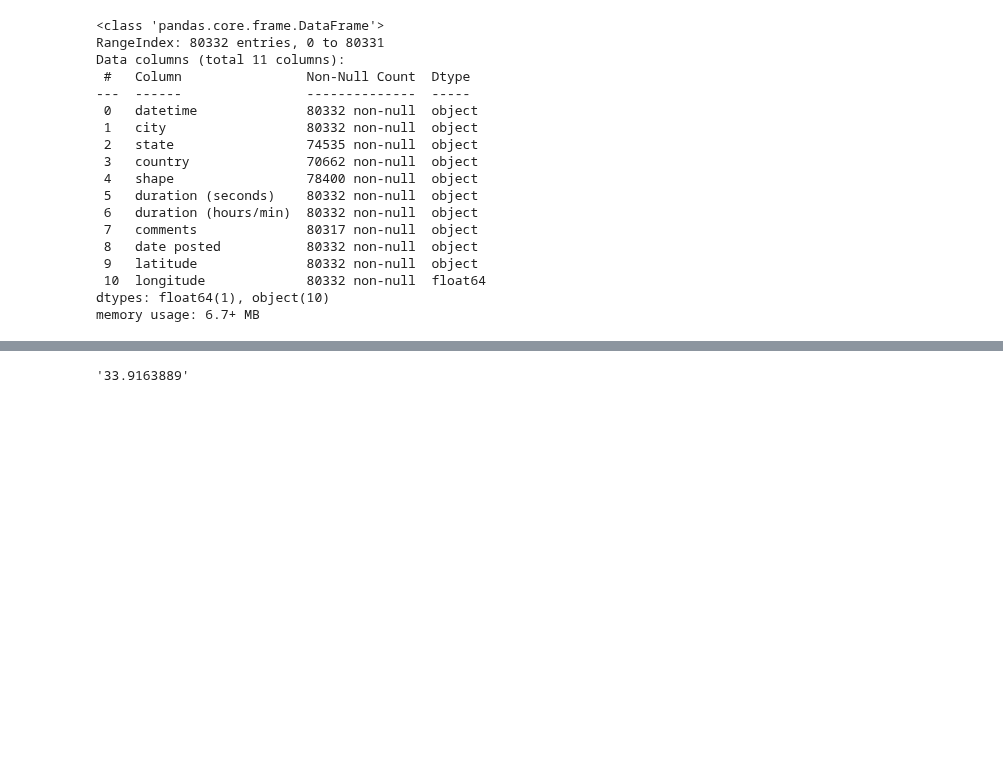
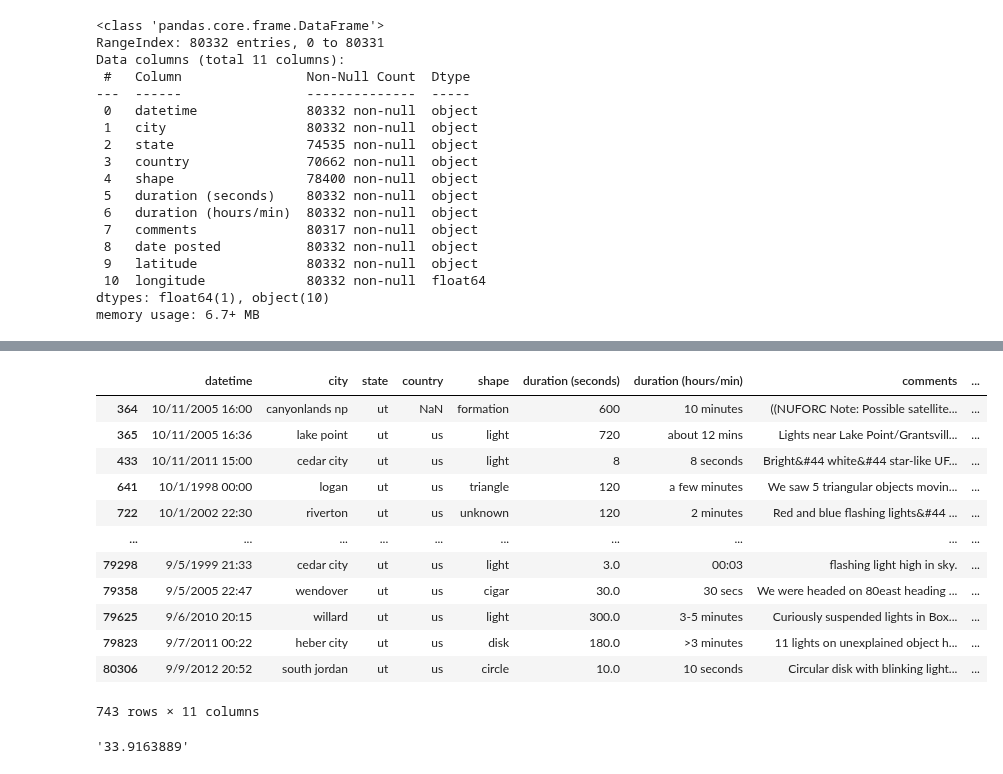
Before and after one commit to DavoodSZ1993/Python_Tutorial, a Jupyter notebook: pandas_tutorial.ipynb, the cells around one changed output, grey strips where cells are left out. Drawn from its saved outputs; the diff is of its cells as text; code cells hidden in the pictures; blank space fills up the shorter version.

```diff
--- a/pandas_tutorial.ipynb
+++ b/pandas_tutorial.ipynb
@@ -129,6 +129,23 @@ df.loc[20:30]  # rows from 20 to 30
 | 28 | 10/10/1979 00:00 | poughkeepsie | ny | us | chevron | 900 | 15 minutes | 1/4 moon-like&#44 its &#39chord&#... | ... |
 | 29 | 10/10/1979 22:00 | saddle lake (canada) | ab | NaN | triangle | 270 | 4.5 or more min. | Lights far above&#44 that glance;... | ... |
 | 30 | 10/10/1979 22:00 | san diego | ca | us | oval | 180 | 3 minutes | My 2nd UFO sighting&#44 October 1979 | ... |
+# %%
+utah_df = df.loc[df['state'] == 'ut']
+utah_df
+# %% [output]
+|  | datetime | city | state | country | shape | duration (seconds) | duration (hours/min) | comments | ... |
+| 364 | 10/11/2005 16:00 | canyonlands np | ut | NaN | formation | 600 | 10 minutes | ((NUFORC Note: Possible satellite... | ... |
+| 365 | 10/11/2005 16:36 | lake point | ut | us | light | 720 | about 12 mins | Lights near Lake Point/Grantsvill... | ... |
+| 433 | 10/11/2011 15:00 | cedar city | ut | us | light | 8 | 8 seconds | Bright&#44 white&#44 star-like UF... | ... |
+| 641 | 10/1/1998 00:00 | logan | ut | us | triangle | 120 | a few minutes | We saw 5 triangular objects movin... | ... |
+| 722 | 10/1/2002 22:30 | riverton | ut | us | unknown | 120 | 2 minutes | Red and blue flashing lights&#44 ... | ... |
+| ... | ... | ... | ... | ... | ... | ... | ... | ... | ... |
+| 79298 | 9/5/1999 21:33 | cedar city | ut | us | light | 3.0 | 00:03 | flashing light high in sky. | ... |
+| 79358 | 9/5/2005 22:47 | wendover | ut | us | cigar | 30.0 | 30 secs | We were headed on 80east heading ... | ... |
+| 79625 | 9/6/2010 20:15 | willard | ut | us | light | 300.0 | 3-5 minutes | Curiously suspended lights in Box... | ... |
+| 79823 | 9/7/2011 00:22 | heber city | ut | us | disk | 180.0 | >3 minutes | 11 lights on unexplained object h... | ... |
+| 80306 | 9/9/2012 20:52 | south jordan | ut | us | circle | 10.0 | 10 seconds | Circular disk with blinking light... | ... |
+743 rows × 11 columns
 # %%
 # df.at()
 df.at[10, 'latitude']
```
Also changed, not shown: parts of 5 cells of this notebook.
